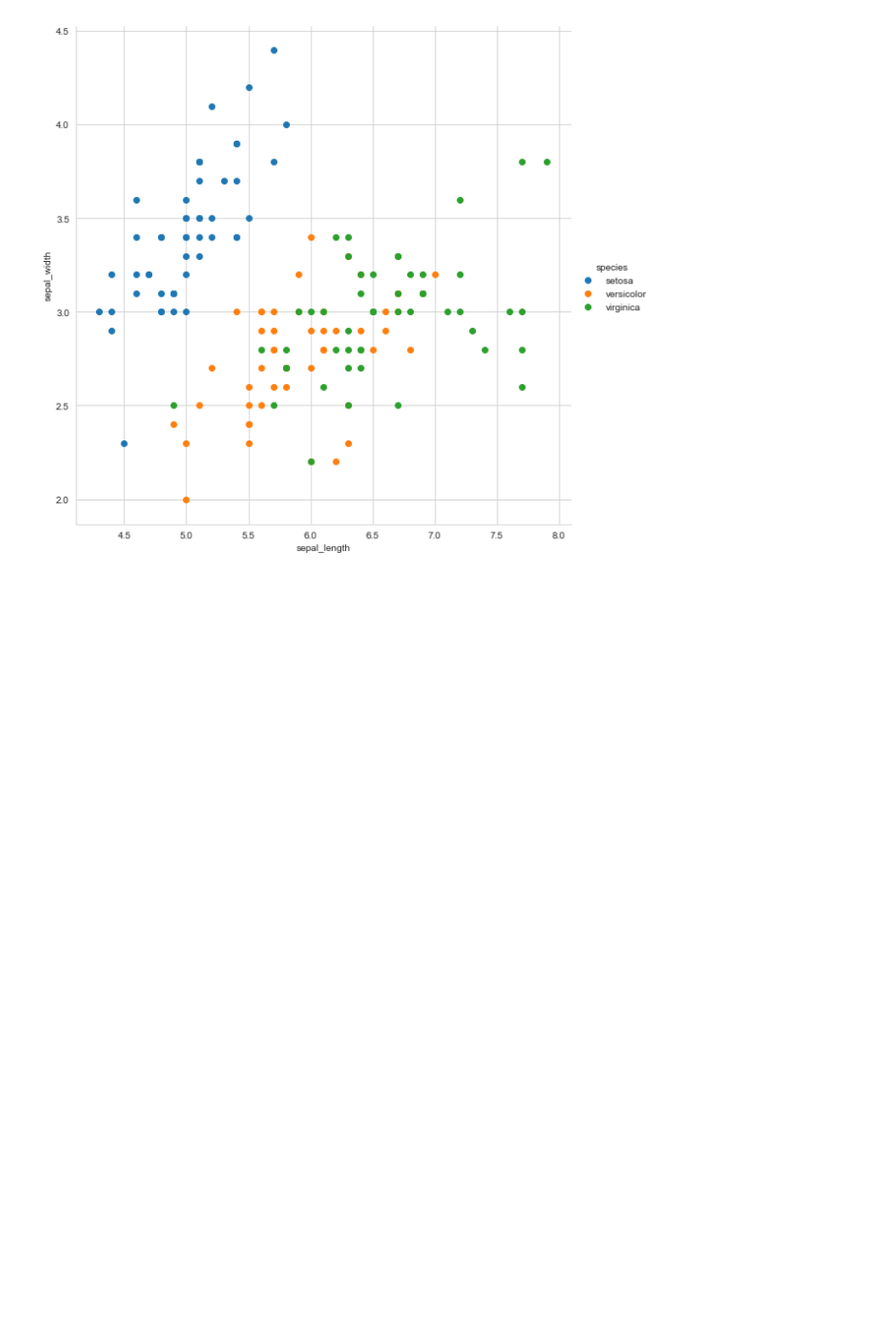
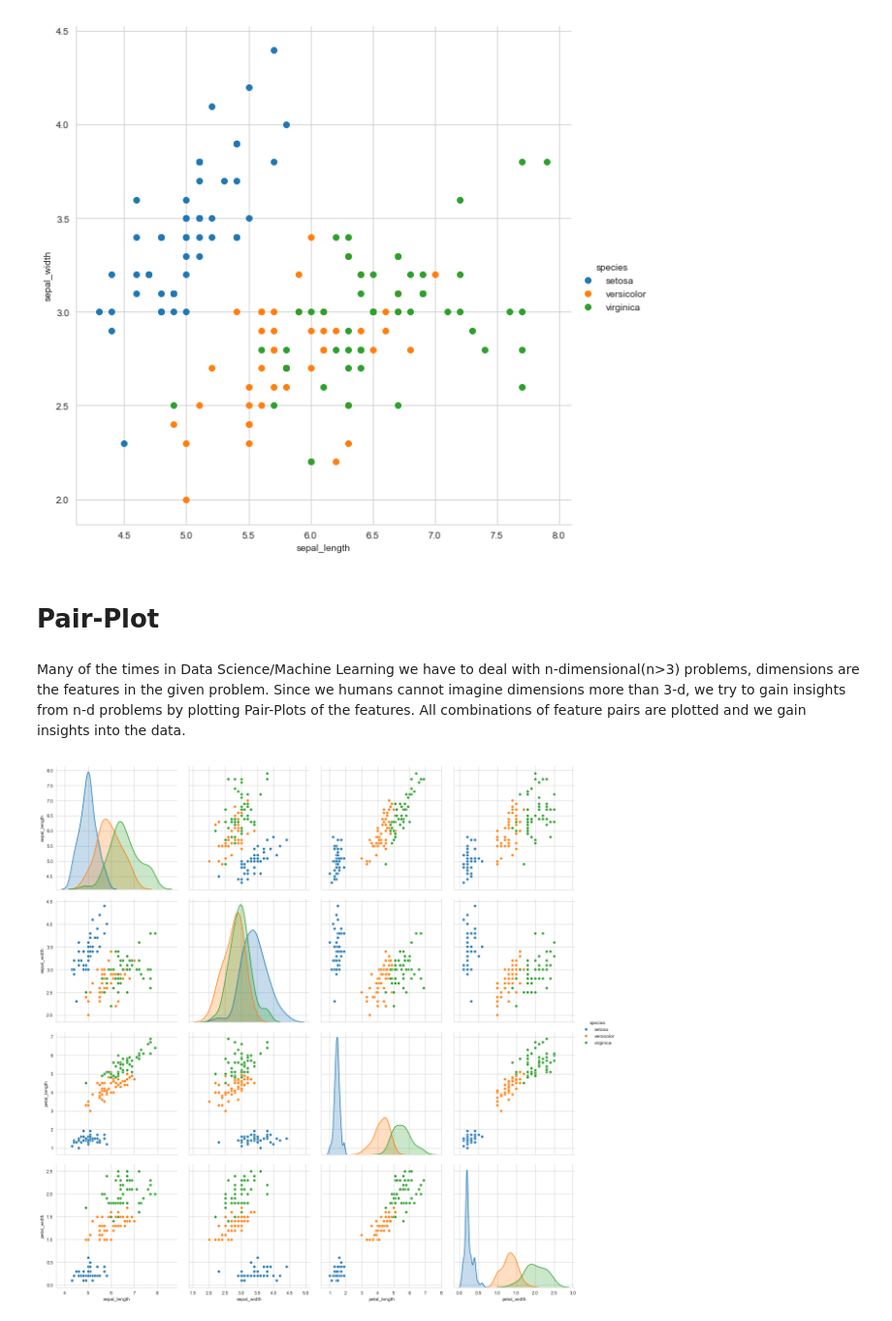
Before and after one commit to deveshSingh06/Exploratory_Data_Analysis_EDA_on_IRIS_Data_Set, a Jupyter notebook: EDA on IRIS Data Set.ipynb, the cells around one changed output. Shown: that part at 97% size. Saved outputs shown, nothing was run; the diff lists cells and outputs as text; code cells hidden in the pictures; blank space fills up the shorter version.

```diff
--- a/EDA on IRIS Data Set.ipynb
+++ b/EDA on IRIS Data Set.ipynb
@@ -45,3 +45,17 @@ sns.FacetGrid(iris, hue ='species', height = 8) \
 plt.show()
 # %% [output]
 [figure]
+# %% [markdown]
+# Pair-Plot
+# %% [markdown]
+Many of the times in Data Science/Machine Learning we have to deal with n-dimensional(n>3) problems, dimensions are
+the features in the given problem. Since we humans cannot imagine dimensions more than 3-d, we try to gain insights from n-d
+problems by plotting Pair-Plots of the features. All combinations of feature pairs are plotted and we gain insights into the
+data.
+# %%
+plt.close()
+sns.set_style("whitegrid")
+sns.pairplot(iris, hue = "species", height = 4)
+plt.show()
+# %% [output]
+[figure, added]
```
Also changed, not shown: parts of 8 cells of this notebook.
